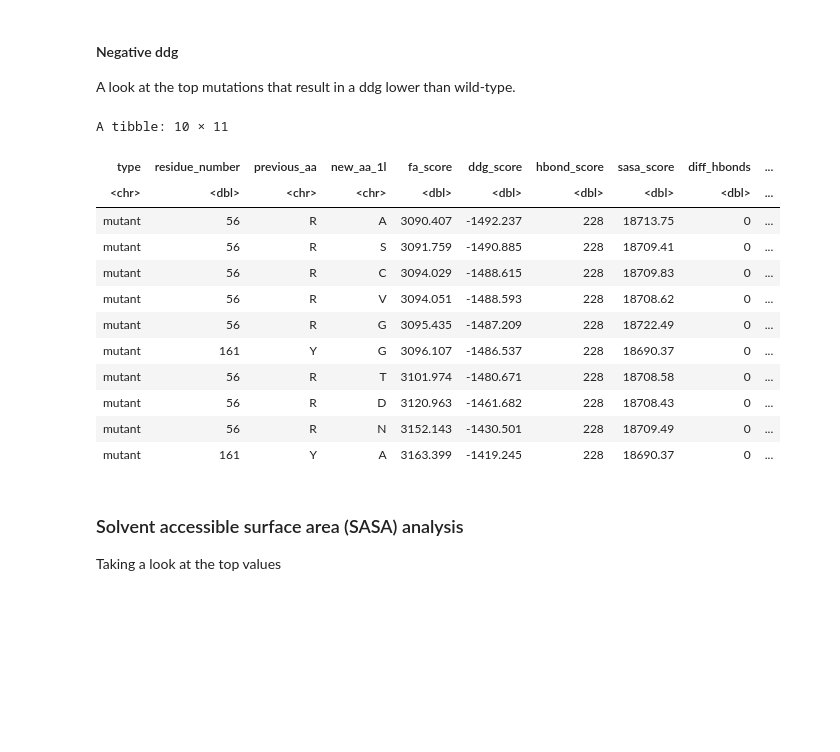
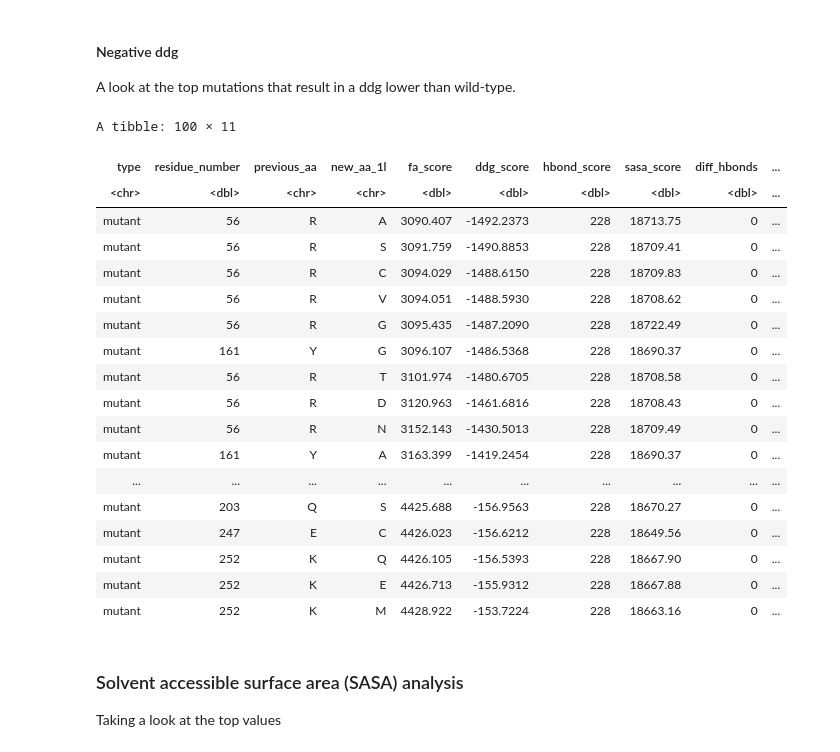
Before and after one commit to redradman/OneAAatATime, a Jupyter notebook: docked_analysis.ipynb, the cells around one changed output. Drawn from its saved outputs; the diff is of its cells as text; code cells hidden in the pictures; blank space fills up the shorter version.

```diff
--- a/docked_analysis.ipynb
+++ b/docked_analysis.ipynb
@@ -162,21 +162,27 @@ A tibble: 10 × 11
 #### Negative ddg
 A look at the top mutations that result in a ddg lower than wild-type.
 # %%
-dock_short |> filter(ddg_score < 0) |> arrange(ddg_score) |> head(n = 10)
+dock_short |> filter(ddg_score < 0) |> arrange(ddg_score) |> head(n = 100)
 # %% [output]
-A tibble: 10 × 11
+A tibble: 100 × 11
 | type | residue_number | previous_aa | new_aa_1l | fa_score | ddg_score | hbond_score | sasa_score | diff_hbonds | ... |
 | <chr> | <dbl> | <chr> | <chr> | <dbl> | <dbl> | <dbl> | <dbl> | <dbl> | ... |
-| mutant | 56 | R | A | 3090.407 | -1492.237 | 228 | 18713.75 | 0 | ... |
-| mutant | 56 | R | S | 3091.759 | -1490.885 | 228 | 18709.41 | 0 | ... |
-| mutant | 56 | R | C | 3094.029 | -1488.615 | 228 | 18709.83 | 0 | ... |
-| mutant | 56 | R | V | 3094.051 | -1488.593 | 228 | 18708.62 | 0 | ... |
-| mutant | 56 | R | G | 3095.435 | -1487.209 | 228 | 18722.49 | 0 | ... |
-| mutant | 161 | Y | G | 3096.107 | -1486.537 | 228 | 18690.37 | 0 | ... |
-| mutant | 56 | R | T | 3101.974 | -1480.671 | 228 | 18708.58 | 0 | ... |
-| mutant | 56 | R | D | 3120.963 | -1461.682 | 228 | 18708.43 | 0 | ... |
-| mutant | 56 | R | N | 3152.143 | -1430.501 | 228 | 18709.49 | 0 | ... |
-| mutant | 161 | Y | A | 3163.399 | -1419.245 | 228 | 18690.37 | 0 | ... |
+| mutant | 56 | R | A | 3090.407 | -1492.2373 | 228 | 18713.75 | 0 | ... |
+| mutant | 56 | R | S | 3091.759 | -1490.8853 | 228 | 18709.41 | 0 | ... |
+| mutant | 56 | R | C | 3094.029 | -1488.6150 | 228 | 18709.83 | 0 | ... |
+| mutant | 56 | R | V | 3094.051 | -1488.5930 | 228 | 18708.62 | 0 | ... |
+| mutant | 56 | R | G | 3095.435 | -1487.2090 | 228 | 18722.49 | 0 | ... |
+| mutant | 161 | Y | G | 3096.107 | -1486.5368 | 228 | 18690.37 | 0 | ... |
+| mutant | 56 | R | T | 3101.974 | -1480.6705 | 228 | 18708.58 | 0 | ... |
+| mutant | 56 | R | D | 3120.963 | -1461.6816 | 228 | 18708.43 | 0 | ... |
+| mutant | 56 | R | N | 3152.143 | -1430.5013 | 228 | 18709.49 | 0 | ... |
+| mutant | 161 | Y | A | 3163.399 | -1419.2454 | 228 | 18690.37 | 0 | ... |
+| ... | ... | ... | ... | ... | ... | ... | ... | ... | ... |
+| mutant | 203 | Q | S | 4425.688 | -156.9563 | 228 | 18670.27 | 0 | ... |
+| mutant | 247 | E | C | 4426.023 | -156.6212 | 228 | 18649.56 | 0 | ... |
+| mutant | 252 | K | Q | 4426.105 | -156.5393 | 228 | 18667.90 | 0 | ... |
+| mutant | 252 | K | E | 4426.713 | -155.9312 | 228 | 18667.88 | 0 | ... |
+| mutant | 252 | K | M | 4428.922 | -153.7224 | 228 | 18663.16 | 0 | ... |
 # %% [markdown]
 ### Solvent accessible surface area (SASA) analysis
 Taking a look at the top values
```
